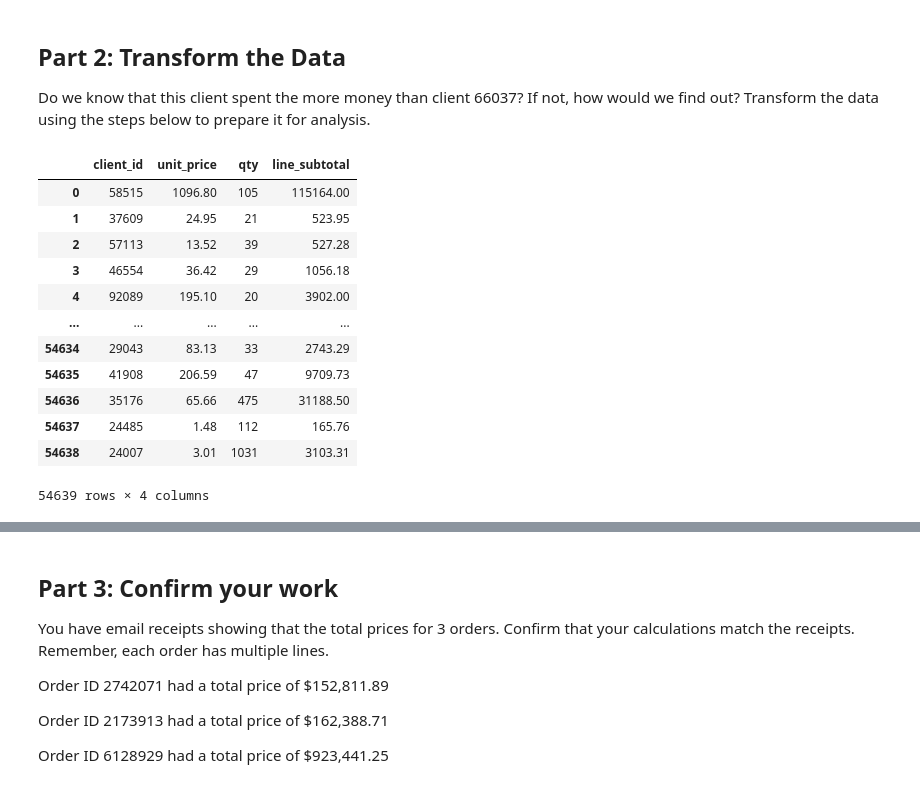
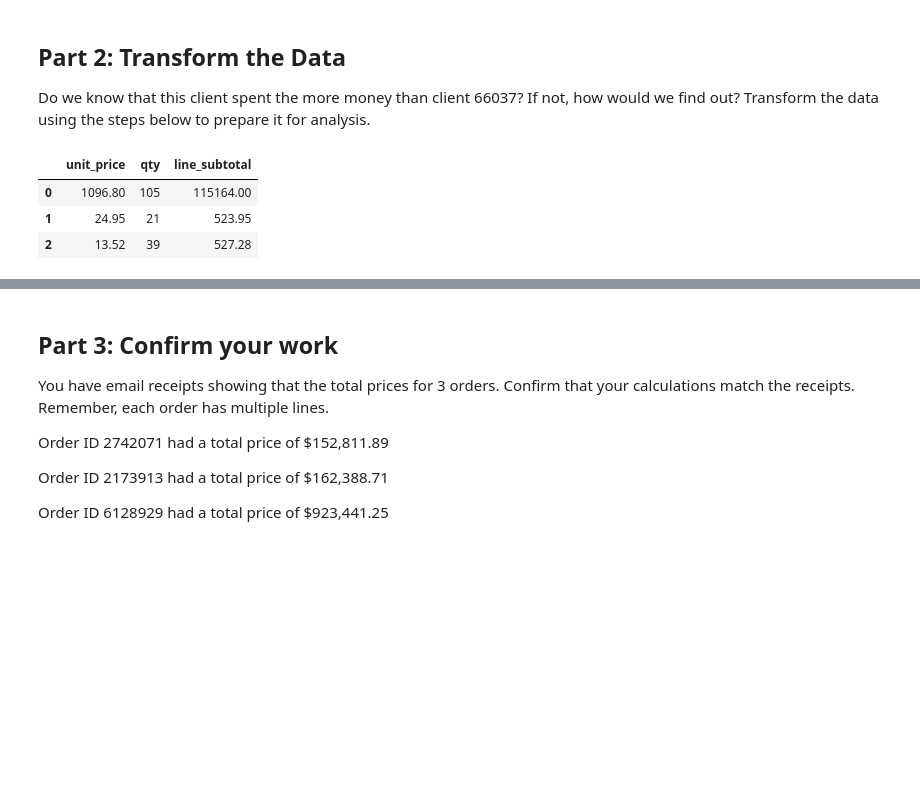
Before and after one commit to tlockhart/pandas-challenge-1, a Jupyter notebook: wholesale_data_analysis_starter_code.ipynb, the cells around one changed output, grey strips where cells are left out. Cells and saved outputs as stored; diff of their text form; code cells hidden in the pictures; blank space fills up the shorter version.

```diff
--- a/wholesale_data_analysis_starter_code.ipynb
+++ b/wholesale_data_analysis_starter_code.ipynb
@@ -129,27 +129,19 @@ Do we know that this client spent the more money than client 66037? If not, how
 # %%
 # Create a column that calculates the subtotal for each line using the unit_price and the qty
 def calculate_subtotal(row):
     return row['unit_price'] * row["qty"]
 
 df["line_subtotal"] = df.apply(calculate_subtotal, axis = 1 )
-subtotal_df = df[["client_id", "unit_price", "qty", "line_subtotal"]]
+subtotal_df = df[["unit_price", "qty", "line_subtotal"]]
+
 # subtotal_df = df.loc[df["client_id"] == 33615, ["client_id", "unit_price", "qty", "line_subtotal"]]
 
-subtotal_df
+subtotal_df.head(3)
 # %% [output]
-|  | client_id | unit_price | qty | line_subtotal |
-| 0 | 58515 | 1096.80 | 105 | 115164.00 |
-| 1 | 37609 | 24.95 | 21 | 523.95 |
-| 2 | 57113 | 13.52 | 39 | 527.28 |
-| 3 | 46554 | 36.42 | 29 | 1056.18 |
-| 4 | 92089 | 195.10 | 20 | 3902.00 |
-| ... | ... | ... | ... | ... |
-| 54634 | 29043 | 83.13 | 33 | 2743.29 |
-| 54635 | 41908 | 206.59 | 47 | 9709.73 |
-| 54636 | 35176 | 65.66 | 475 | 31188.50 |
-| 54637 | 24485 | 1.48 | 112 | 165.76 |
-| 54638 | 24007 | 3.01 | 1031 | 3103.31 |
+|  | unit_price | qty | line_subtotal |
+| 0 | 1096.80 | 105 | 115164.00 |
+| 1 | 24.95 | 21 | 523.95 |
+| 2 | 13.52 | 39 | 527.28 |
-54639 rows × 4 columns
 # %%
 # Create a column for shipping price.
 # Assume a shipping price of $7 per pound for orders over 50 pounds and $10 per pound for items 50 pounds or under.
```
Also changed, not shown: parts of 11 cells of this notebook, 2 other files.
